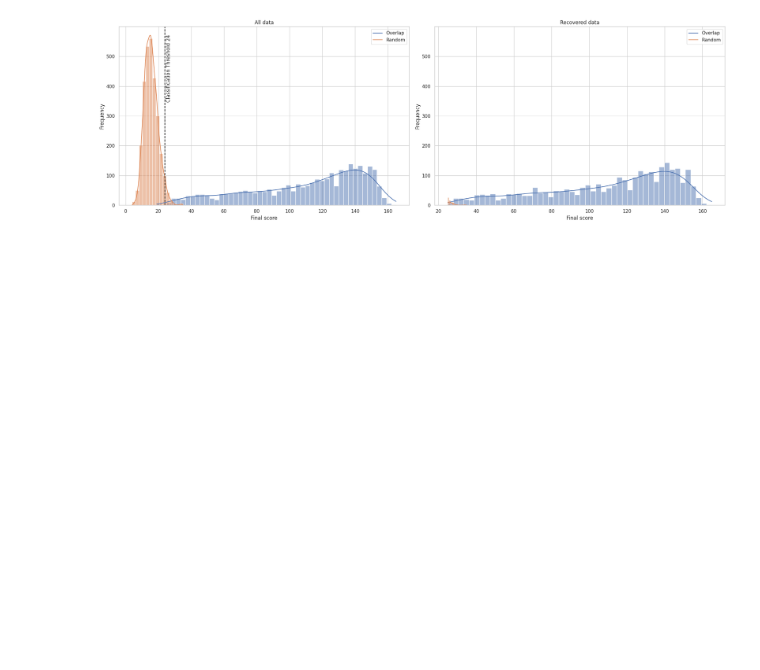
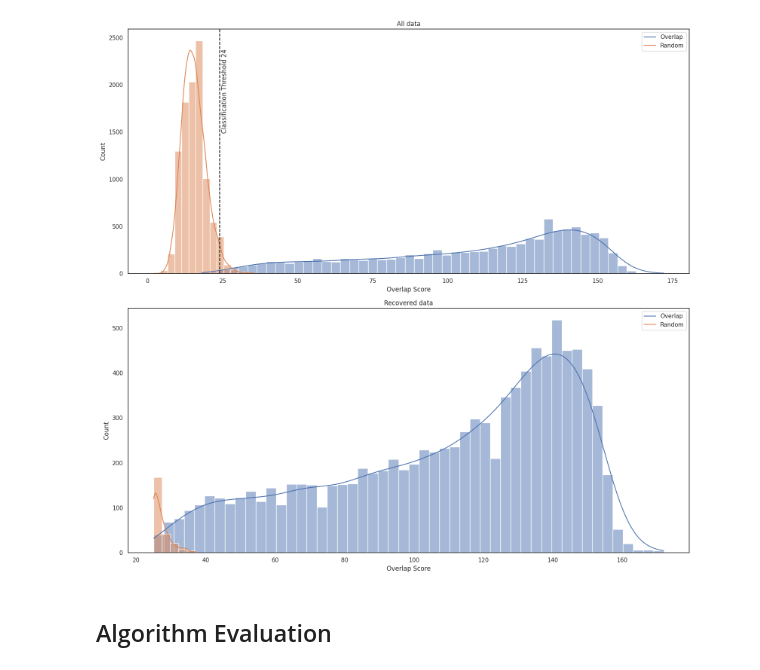
Before and after one commit to xbh0403/CSE_282_Project, a Jupyter notebook: jupyter_notebooks/plots.ipynb, the cells around one changed output. Saved outputs shown, nothing was run; the diff lists cells and outputs as text; code cells hidden in the pictures; blank space fills up the shorter version.

```diff
--- a/jupyter_notebooks/plots.ipynb
+++ b/jupyter_notebooks/plots.ipynb
@@ -6,5 +8,8 @@ import os
 # %%
-all_results = os.listdir("/new-stg/home/banghua/Pavel/results")
+all_results = os.listdir("/new-stg/home/banghua/Pavel/results/Alignment")
 all_results_all = [i for i in all_results if "all" in i]
 all_results_recovered = [i for i in all_results if "recovered" in i]
+
+all_reads = os.listdir("/new-stg/home/banghua/Pavel/Simulation/algorithm_eval")
+all_reads = [i for i in all_reads if ".json" in i]
 # %%
@@ -24,7 +115,7 @@ len(data_recovered[0]["high_score_overlap"])
 # %%
 overlap_final_scores, random_final_scores = [], []
 for i in range(len(data_all)):
-    data_i = data_all[i]
+    data_i = data_all[str(i)]
     data_i_overlap = data_i["overlap"]
     data_i_random = data_i["random"]
     data_i_overlap_scores = [i["final_score"] for i in data_i_overlap]
@@ -33,11 +124,25 @@ for i in range(len(data_all)):
     random_final_scores.extend(data_i_random_scores)
 # %%
 overlap_final_scores_filtered, random_final_scores_filtered = [], []
-for i in range(len(data_recovered)):
-    data_i = data_recovered[i]
+for i in range(len(data_recovered.keys())):
+    data_i = data_recovered[str(i)]
     data_i_overlap = data_i["high_score_overlap"]
     data_i_random = data_i["high_score_random"]
     data_i_overlap_scores = [i["final_score"] for i in data_i_overlap]
     data_i_random_scores = [i["final_score"] for i in data_i_random]
     overlap_final_scores_filtered.extend(data_i_overlap_scores)
     random_final_scores_filtered.extend(data_i_random_scores)
+# %%
+# Plot only overlap_final_scores and random_final_scores
+sns.set(style="white")
+fig, ax = plt.subplots(figsize=(20, 10))
+sns.histplot(overlap_final_scores, kde=True, ax=ax, bins=50)
+sns.histplot(random_final_scores, kde=True, ax=ax, bins=15)
+plt.title("Overlap scores of overlap and random alignments")
+plt.xlabel("Overlap Score")
+plt.ylabel("Frequency")
+plt.legend(["Overlap", "Random"])
+# Add x=24
+plt.axvline(x=24, color="black", linestyle="--")
+plt.text(24.5,1500,'Classification Threshold 24',rotation=90)
+plt.show()
@@ -44,28 +151,30 @@ for i in range(len(data_recovered)):
 # %%
 # Frequency plot of overlap_final_scores and random_final_scores and overlap_final_scores_filtered and random_final_scores_filtered in
-fig, ax = plt.subplots(1, 2, figsize=(21, 7))
+fig, ax = plt.subplots(2, 1, figsize=(16, 15))
 sns.histplot(overlap_final_scores, kde=True, ax=ax[0], bins=50)
 sns.histplot(random_final_scores, kde=True, ax=ax[0], bins=15)
 ax[0].set_title("All data")
-ax[0].set_xlabel("Final score")
-ax[0].set_ylabel("Frequency")
+ax[0].set_xlabel("Overlap Score")
+ax[0].set_ylabel("Count")
 # Add x=24
 ax[0].axvline(x=24, color="black", linestyle="--", label="x=24")
-ax[0].text(24.5,350,'Classification Threshold 24',rotation=90)
+ax[0].text(24.5,1500,'Classification Threshold 24',rotation=90)
 sns.histplot(overlap_final_scores_filtered, kde=True, ax=ax[1], bins=50)
-sns.histplot(random_final_scores_filtered, kde=True, ax=ax[1], bins=15)
+sns.histplot(random_final_scores_filtered, kde=True, ax=ax[1], bins=5)
 # Same y-axis for both plots
-ax[1].set_ylim(ax[0].get_ylim())
+# ax[1].set_ylim(ax[0].get_ylim())
 ax[1].set_title("Recovered data")
-ax[1].set_xlabel("Final score")
-ax[1].set_ylabel("Frequency")
+ax[1].set_xlabel("Overlap Score")
+ax[1].set_ylabel("Count")
 # Add legend
 ax[0].legend(["Overlap", "Random"])
 ax[1].legend(["Overlap", "Random"])
 # Reduce the whitespace at the left/right of the plot
 plt.tight_layout()
 plt.show()
 # Save 400dpi
 fig.savefig("final_score_frequency.png", dpi=400)
 # %% [output]
-[figure, old version]
+[figure, new version]
+# %% [markdown]
+## Algorithm Evaluation
```
Also changed, not shown: parts of 17 cells of this notebook, 7 other files.
